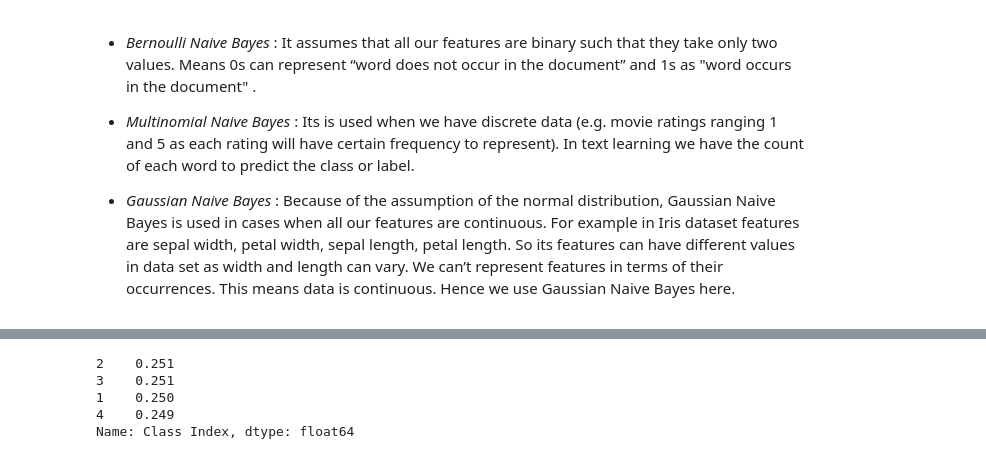
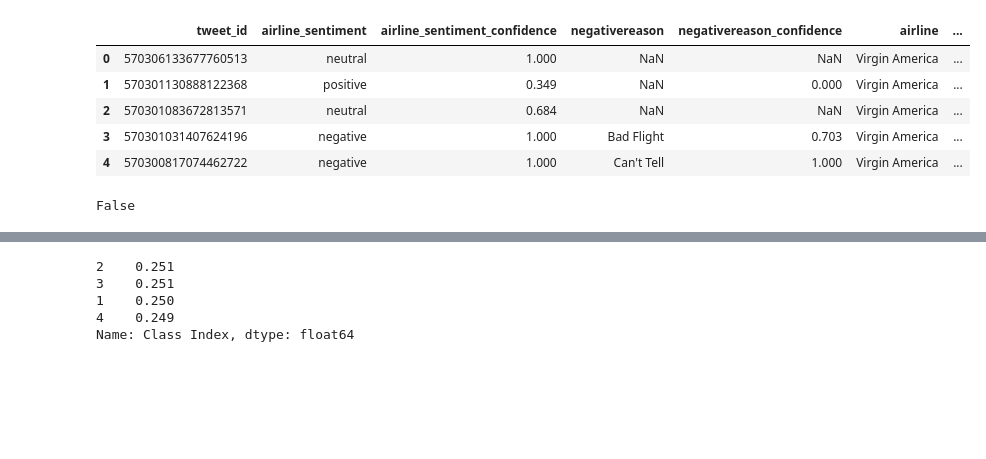
Before and after one commit to raulsainz/DataAnalytics, a Jupyter notebook: news-NaiveBayes.ipynb, the cells around one changed output, grey strips where cells are left out. Cells and saved outputs as stored; diff of their text form; code cells hidden in the pictures; blank space fills up the shorter version.

```diff
--- a/news-NaiveBayes.ipynb
+++ b/news-NaiveBayes.ipynb
@@ -31,12 +46,6 @@ from nltk.stem import WordNetLemmatizer
 from nltk.tokenize import word_tokenize
 from yellowbrick.text import FreqDistVisualizer
 from nltk.probability import FreqDist
-# %% [markdown]
-* *Bernoulli Naive Bayes* : It assumes that all our features are binary such that they take only two values. Means 0s can represent “word does not occur in the document” and 1s as "word occurs in the document" .
-
-* *Multinomial Naive Bayes* : Its is used when we have discrete data (e.g. movie ratings ranging 1 and 5 as each rating will have certain frequency to represent). In text learning we have the count of each word to predict the class or label.
-
-* *Gaussian Naive Bayes* : Because of the assumption of the normal distribution, Gaussian Naive Bayes is used in cases when all our features are continuous. For example in Iris dataset features are sepal width, petal width, sepal length, petal length. So its features can have different values in data set as width and length can vary. We can’t represent features in terms of their occurrences. This means data is continuous. Hence we use Gaussian Naive Bayes here.
 # %%
 #Setup pandas display parameters
 pd.options.display.max_columns = 50
@@ -56 +65,12 @@ df = pd.read_csv('datasets/NewsClassification.csv')
+# %%
+#read CSV Data set
+df = pd.read_csv('https://raw.githubusercontent.com/raulsainz/DataAnalytics/main/datasets/Tweets.csv')
+df.shape
+# %% [output]
+|  | tweet_id | airline_sentiment | airline_sentiment_confidence | negativereason | negativereason_confidence | airline | ... |
+| 0 | 570306133677760513 | neutral | 1.000 | NaN | NaN | Virgin America | ... |
+| 1 | 570301130888122368 | positive | 0.349 | NaN | 0.000 | Virgin America | ... |
+| 2 | 570301083672813571 | neutral | 0.684 | NaN | NaN | Virgin America | ... |
+| 3 | 570301031407624196 | negative | 1.000 | Bad Flight | 0.703 | Virgin America | ... |
+| 4 | 570300817074462722 | negative | 1.000 | Can't Tell | 1.000 | Virgin America | ... |
 # %%
@@ -58,3 +79,7 @@ df = df.sample(frac=0.5, replace=True, random_state=1)
+# %%
+sample
+# %% [output]
+False
 # %%
 df.shape
 # %% [output]
```
Also changed, not shown: parts of 8 cells of this notebook, 5 other files.
